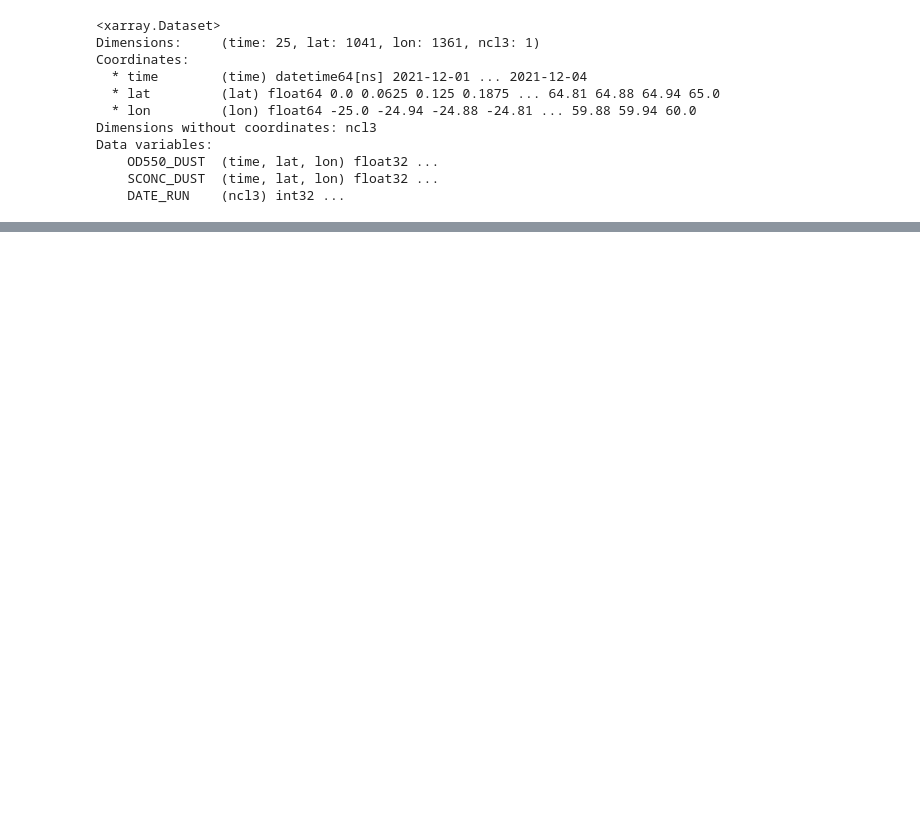
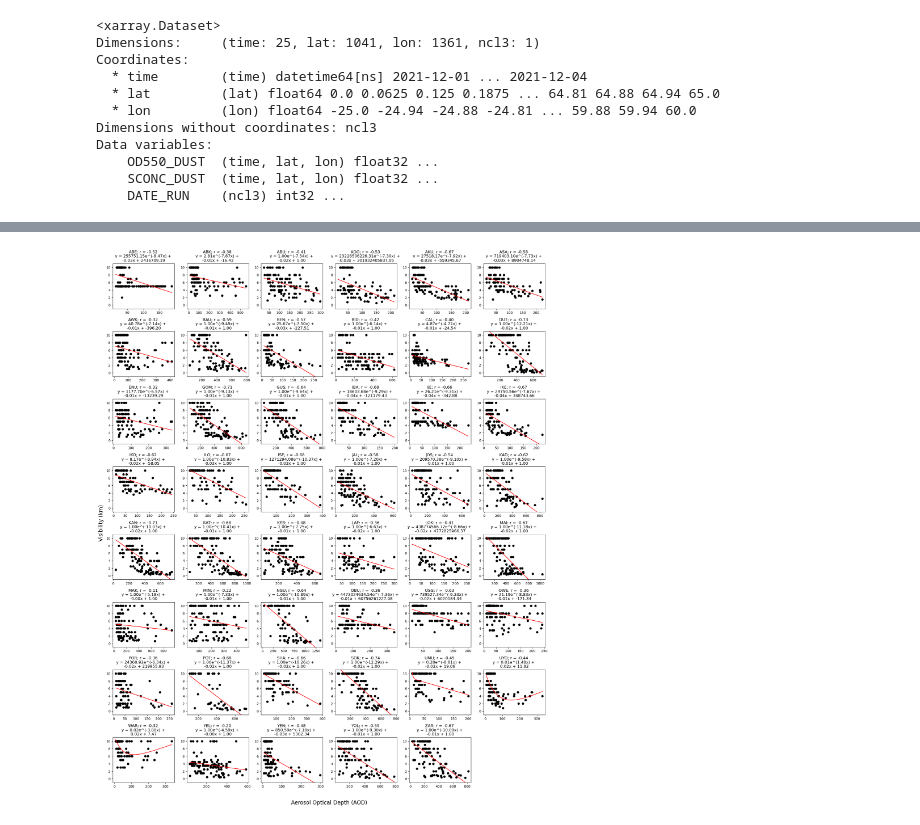
Before and after one commit to ahmadbello/visibility, a Jupyter notebook: notebooks/ICON-ART.ipynb, the cells around one changed output, grey strips where cells are left out. Saved outputs shown, nothing was run; the diff lists cells and outputs as text; code cells hidden in the pictures; blank space fills up the shorter version.

```diff
--- a/notebooks/ICON-ART.ipynb
+++ b/notebooks/ICON-ART.ipynb
@@ -106,6 +131,0 @@ day1_lead_all_t
-# %%
-# na.array(vis['YOL'])
-# merged = pd.merge(vis[["YOL"]], day1_lead_all_t[["YOL"]], left_index=True, right_on="index")
-merged = pd.concat([vis[["YOL"]], day1_lead_all_t[["YOL"]]], axis=1)
-merged.columns = ["Visibility", "AOD"]
-merged
@@ -195,3 +132,59 @@ fig.tight_layout(rect=(0.0,0,1,1))
+# %%
+cor_ls = []
+
+fig = plt.figure(figsize=(20, 24))
+
+def exp_func(x, a, b, c, d):
+    return a * np.exp(-b * x) + c + d*x
+
+for i, j in enumerate(stn):
+    merged = pd.concat([vis[[j]], day1_lead_all_t[[j]]], axis=1)
+    merged.columns = ["Visibility", "AOD"]
+    merged['AOD'] = pd.to_numeric(merged['AOD'], errors='coerce') # convert to numeric type
+    ab = merged.dropna()
+
+    # exponential regression part
+    popt, pcov = opt.curve_fit(exp_func, ab['AOD'], ab['Visibility'], maxfev=10000)
+    exp_fit = exp_func(ab['AOD'], *popt)
+
+    # calculate correlation
+    corr = np.corrcoef(ab['AOD'], ab['Visibility'])[0,1]
+    p_val = stats.pearsonr(ab['AOD'], ab['Visibility'])[1]
+
+    cor_ls.append([stn_lat[i], stn_lon[i], j, round(corr, 2), round(p_val, 2)])
+
+    ax = fig.add_subplot(8,6,i+1)
+    ax.scatter(ab['AOD'], ab['Visibility'], color='k')
+
+    x_fitted = np.linspace(np.min(ab['AOD']), np.max(ab['AOD']), 100)
+    a = popt[0]
+    b = popt[1]
+    c = popt[2]
+    d = popt[3]
+    y_fitted = a * np.exp(-b * x_fitted) + c + d*x_fitted
+
+    ax.plot(x_fitted, y_fitted, 'r')
+#     title = j + '\n a={:.2f}, b={:.2f}, c={:.2f}, d={:.2f}\n'.format(*popt) + 'corr={:.2f}, p-value={:.2f}'.format(corr, p_val)
+#     ax.set_title(title, fontsize=14)
+    ax.set_ylim([-1, 11])
+    ax.margins(y=0.2)
+
+#     ax.set_xlim([0, 1.5])
+#     ax.set_ylim([-1, 11])
+#     ax.margins(x=0.05, y=0.2)
+    equation = j + '; ' + f'r = {corr:.2f} \n' + f'y = {popt[1]:.2f}e^({-popt[2]:.2f}x) + \n{popt[3]:.2f}x + {popt[0]:.2f}'
+
+#     ax.text(0.05, 0.95, equation, transform=ax.transAxes, fontsize=12, verticalalignment='top')
+    ax.set_title(equation, fontsize=12)
+
+
+plt.subplots_adjust(wspace=0.2, hspace=0.5, top=0.95, bottom=0.05, left=0.05, right=0.95)
+# fig.suptitle('Relationship Between Aerosol Optical Depth (AOD) and Visibility', fontsize=20)
+fig.supxlabel('Aerosol Optical Depth (AOD)', fontsize=16)
+fig.supylabel('Visibility (km)', fontsize=16)
+plt.savefig('../plots/day1/ICON-ART.png')
+# %% [output]
+[figure, added]
 # %%
 cor_df = pd.DataFrame(cor_ls, columns=["Lat", "Long", "Station", "r_value", "p_value"])
 cor_df['p'] = 2
```
Also changed, not shown: parts of 16 cells of this notebook, 42 other files.
